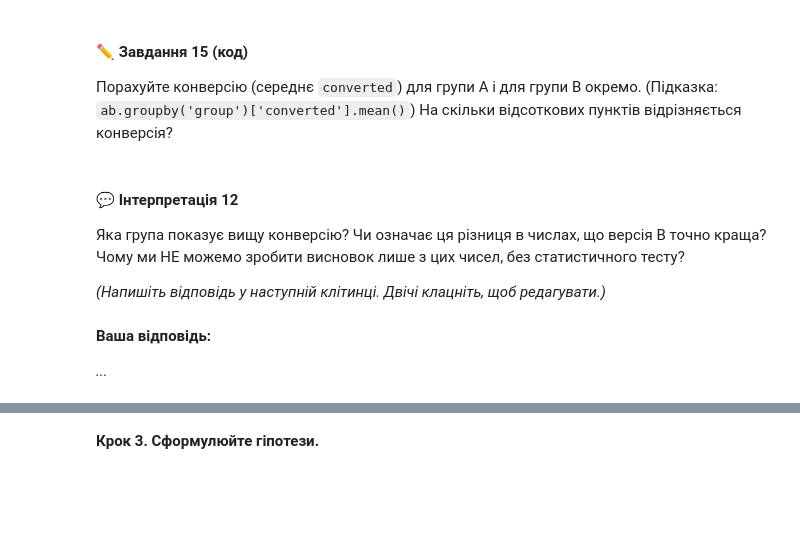
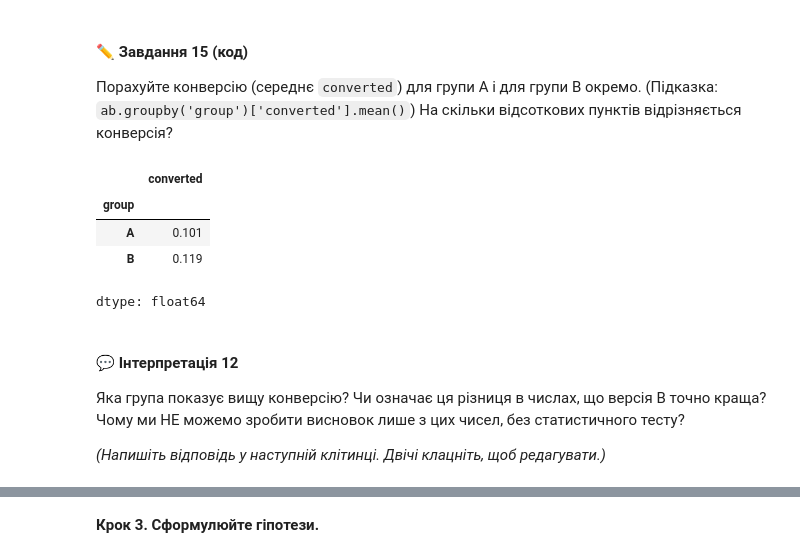
Before and after one commit to rudmaxx/DTA_Python, a Jupyter notebook: Statistic/practice_stat_tests.ipynb, the cells around one changed output, grey strips where cells are left out. Cells and saved outputs as stored; diff of their text form; code cells hidden in the pictures; blank space fills up the shorter version.

```diff
--- a/Statistic/practice_stat_tests.ipynb
+++ b/Statistic/practice_stat_tests.ipynb
@@ -504,13 +677,16 @@ p-значення :0.3993
 Порахуйте конверсію (середнє `converted`) для групи A і для групи B окремо. (Підказка: `ab.groupby('group')['converted'].mean()`) На скільки відсоткових пунктів відрізняється конверсія?
 # %%
 # Завдання 15:
+ab.groupby("group")["converted"].mean()
+# %% [output]
+|  | converted |
+| group |  |
+| A | 0.101 |
+| B | 0.119 |
+dtype: float64
 # %% [markdown]
 #### 💬 Інтерпретація 12
 
 Яка група показує вищу конверсію? Чи означає ця різниця в числах, що версія B точно краща? Чому ми НЕ можемо зробити висновок лише з цих чисел, без статистичного тесту?
 
 *(Напишіть відповідь у наступній клітинці. Двічі клацніть, щоб редагувати.)*
-# %% [markdown]
-**Ваша відповідь:**
-
-*...*
```
Also changed, not shown: parts of 65 cells of this notebook.
